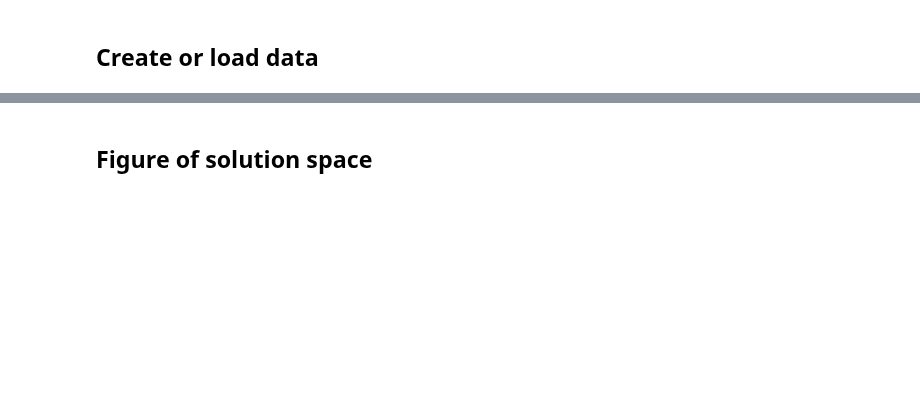
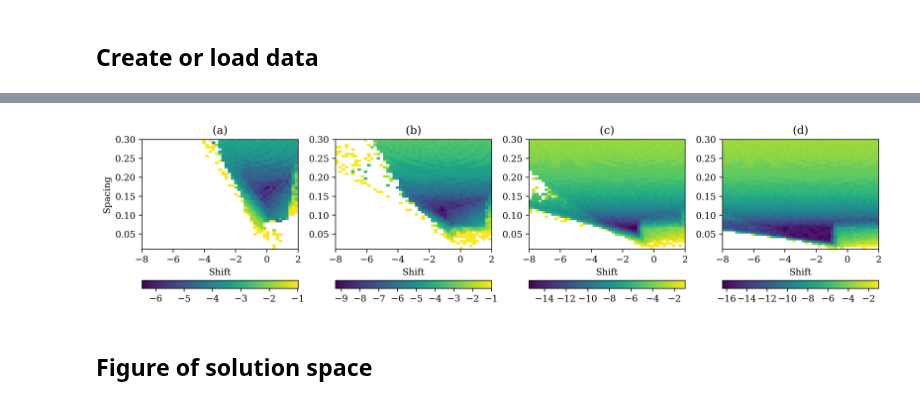
Before and after one commit to emsig/article-fdesign, a Jupyter notebook: notebooks/Figure-ExampleDesign.ipynb, the cells around one changed output, grey strips where cells are left out. Drawn from its saved outputs; the diff is of its cells as text; code cells hidden in the pictures; blank space fills up the shorter version.

```diff
--- a/notebooks/Figure-ExampleDesign.ipynb
+++ b/notebooks/Figure-ExampleDesign.ipynb
@@ -30,0 +60,53 @@ inp = {'r': r,
+# %%
+def plot_out(out):
+
+    # Get spacing and shift values from full output of brute
+    spacing = out[2][0, :, 0]
+    shift = out[2][1, 0, :]
+
+    # Get minimum field values from full output of brute
+    minfield = np.squeeze(out[3])
+
+    field = np.log10(minfield)
+    cmap = plt.cm.viridis
+
+    field = np.ma.masked_where(np.isinf(minfield), field)
+    plt.pcolormesh(shift, spacing, field, cmap=cmap, linewidth=0, rasterized=True)
+
+    plt.xlabel('Shift')
+    inp = {'orientation': 'horizontal', 'pad': 0.2, 'fraction': 0.1}
+    if np.max(minfield) < 1e-12:
+        inp['ticks'] = -np.arange(6)-12
+    plt.colorbar(**inp)
+
+# Create figure
+plt.figure(figsize=(12, 3))
+
+# (a) Overview
+plt.subplot(141)
+plt.title('(a)')
+plt.ylabel('Spacing')
+plot_out(out1)
+
+# (b) First zoom
+plt.subplot(142)
+plt.title('(b)')
+plot_out(out2)
+
+# (c) Detail
+plt.subplot(143)
+plt.title('(c)')
+plot_out(out3)
+
+# (d) Very detailed
+plt.subplot(144)
+plt.title('(d)')
+plot_out(out4)
+
+plt.tight_layout()
+
+# Save and show plot
+###plt.savefig('../figures/201.pdf', bbox_inches='tight')
+plt.show()
+# %% [output]
+[figure, added]
```
Also changed, not shown: parts of 13 cells of this notebook, 34 other files.
